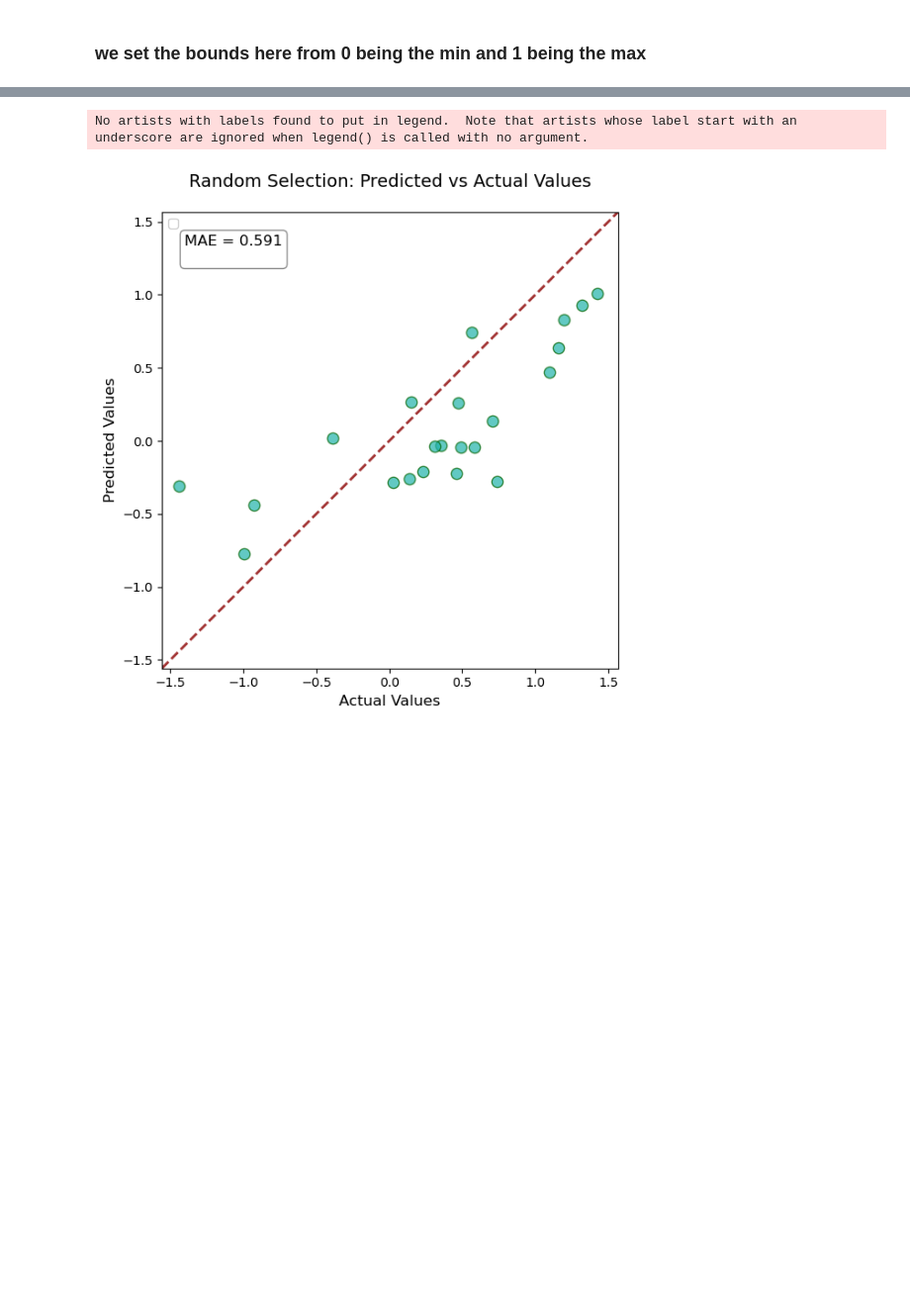
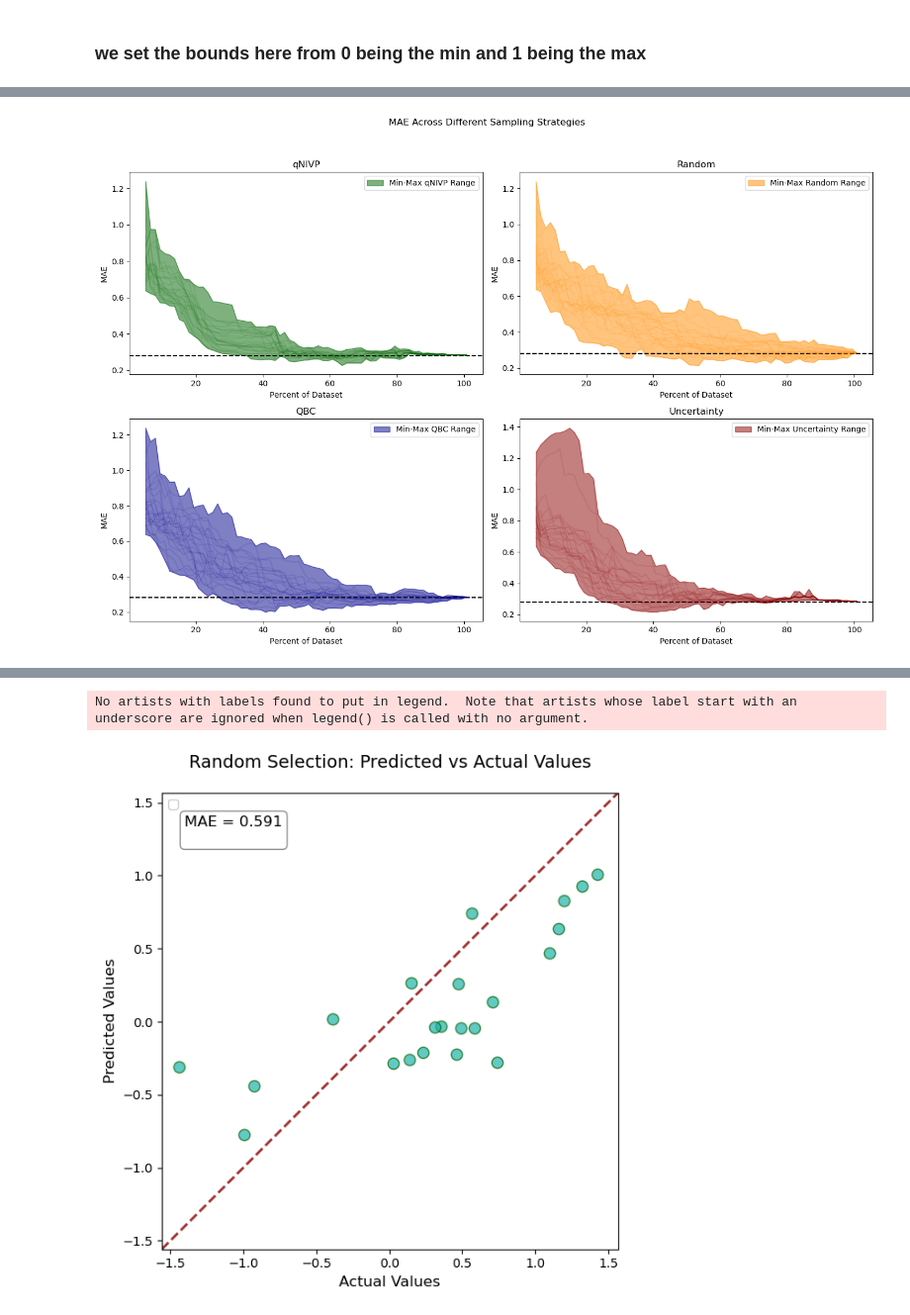
Before and after one commit to ramseyissa/qNIPV, a Jupyter notebook: notebooks/qNIPVautoAM.ipynb, the cells around one changed output, grey strips where cells are left out. Shown at 99% size. Cells and saved outputs as stored; diff of their text form; code cells hidden in the pictures; blank space fills up the shorter version.

```diff
--- a/notebooks/qNIPVautoAM.ipynb
+++ b/notebooks/qNIPVautoAM.ipynb
@@ -827,0 +733,66 @@ plt.show()
+# %%
+lower_qnipv = np.min(qnipv_runs[0], axis=0)
+upper_qnipv = np.max(qnipv_runs[0], axis=0)
+
+lower_rand = np.min(random_runs, axis=0)
+upper_rand = np.max(random_runs, axis=0)
+
+lower_qbc = np.min(qbc_runs, axis=0)
+upper_qbc = np.max(qbc_runs, axis=0)
+
+lower_uncr = np.min(uncertainty_runs, axis=0)
+upper_uncr = np.max(uncertainty_runs, axis=0)
+# %%
+import matplotlib.pyplot as plt
+import numpy as np
+
+# Create a 2x2 grid of subplots
+fig, axs = plt.subplots(2, 2, figsize=(14, 10))
+fig.suptitle('MAE Across Different Sampling Strategies')
+#plot horizontal line at y=0
+axs[0, 0].axhline(y=0.28, color='k', linestyle='--')
+axs[0, 1].axhline(y=0.28, color='k', linestyle='--')
+axs[1, 0].axhline(y=0.28, color='k', linestyle='--')
+axs[1, 1].axhline(y=0.28, color='k', linestyle='--')
+
+# First subplot: Average qNIVP
+axs[0, 0].fill_between(x_percentages, lower_qnipv, upper_qnipv, color='darkgreen',alpha=0.5, label='Min-Max qNIVP Range')
+for mae_values in qnipv_runs[0]:
+    axs[0, 0].plot(x_percentages, mae_values, color='darkgreen', alpha=0.1)
+axs[0, 0].set_title('qNIVP')
+axs[0, 0].set_xlabel('Percent of Dataset')
+axs[0, 0].set_ylabel('MAE')
+axs[0, 0].legend()
+
+# Second subplot: Average Random
+axs[0, 1].fill_between(x_percentages, lower_rand, upper_rand, color='darkorange',alpha=0.5, label='Min-Max Random Range')
+for mae_values in random_runs:
+    axs[0, 1].plot(x_percentages, mae_values, color='darkorange', alpha=0.1)
+axs[0, 1].set_title('Random')
+axs[0, 1].set_xlabel('Percent of Dataset')
+axs[0, 1].set_ylabel('MAE')
+axs[0, 1].legend()
+
+# Third subplot: Average QBC
+axs[1, 0].fill_between(x_percentages, lower_qbc, upper_qbc, color='darkblue',alpha=0.5, label='Min-Max QBC Range')
+for mae_values in qbc_runs:
+    axs[1, 0].plot(x_percentages, mae_values, color='darkblue', alpha=0.1)
+axs[1, 0].set_title('QBC')
+axs[1, 0].set_xlabel('Percent of Dataset')
+axs[1, 0].set_ylabel('MAE')
+axs[1, 0].legend()
+
+# Fourth subplot: Average Uncertainty
+axs[1, 1].fill_between(x_percentages, lower_uncr, upper_uncr, color='darkred',alpha=0.5, label='Min-Max Uncertainty Range')
+for mae_values in uncertainty_runs:
+    axs[1, 1].plot(x_percentages, mae_values, color='darkred', alpha=0.1)
+axs[1, 1].set_title('Uncertainty')
+axs[1, 1].set_xlabel('Percent of Dataset')
+axs[1, 1].set_ylabel('MAE')
+axs[1, 1].legend()
+
+# Adjust layout to avoid overlapping
+plt.tight_layout(rect=[0, 0.03, 1, 0.95])  # Adjust to make room for the main title
+plt.show()
+# %% [output]
+[figure, added]
```
Also changed, not shown: parts of 92 cells of this notebook, 1 other file.
